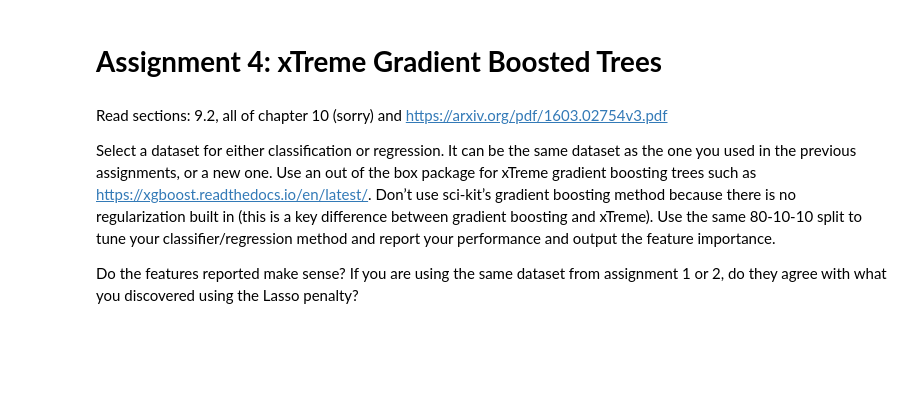
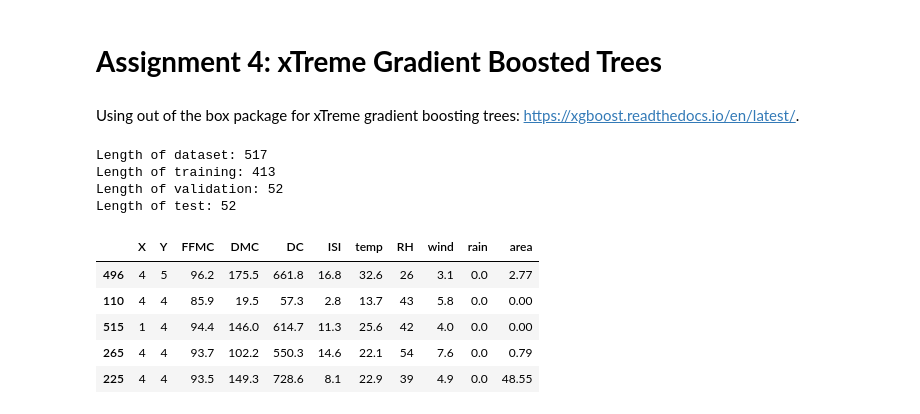
Before and after one commit to nsubbaian/FrequentistML, a Jupyter notebook: Project4/FML_Assignment4.ipynb, the cells around one changed output. Saved outputs shown, nothing was run; the diff lists cells and outputs as text; code cells hidden in the pictures; blank space fills up the shorter version.

```diff
--- a/Project4/FML_Assignment4.ipynb
+++ b/Project4/FML_Assignment4.ipynb
@@ -2,9 +2,40 @@
 <a href="https://colab.research.google.com/github/nsubbaian/FrequentistML/blob/master/Project4/FML_Assignment4.ipynb" target="_parent"><img src="https://colab.research.google.com/assets/colab-badge.svg" alt="Open In Colab"/></a>
 # %% [markdown]
 # **Assignment 4: xTreme Gradient Boosted Trees**
-# %% [markdown]
-Read sections: 9.2, all of chapter 10 (sorry) and https://arxiv.org/pdf/1603.02754v3.pdf
-
-Select a dataset for either classification or regression. It can be the same dataset as the one you used in the previous assignments, or a new one. Use an out of the box package for xTreme gradient boosting trees such as https://xgboost.readthedocs.io/en/latest/. Don’t use sci-kit’s gradient boosting method because there is no regularization built in (this is a key difference between gradient boosting and xTreme). Use the same 80-10-10 split to tune your classifier/regression method and report your performance and output the feature importance.
-
-Do the features reported make sense? If you are using the same dataset from assignment 1 or 2, do they agree with what you discovered using the Lasso penalty?
+# %% [markdown]
+Using out of the box package for xTreme gradient boosting trees: https://xgboost.readthedocs.io/en/latest/.
+# %%
+import pandas as pd
+import numpy as np
+import matplotlib.pyplot as plt
+import xgboost as xgb
+SEED = 42
+
+# Selected Dataset: http://archive.ics.uci.edu/ml/datasets/Forest+Fires
+# Dataset Description: https://archive.ics.uci.edu/ml/machine-learning-databases/forest-fires/forestfires.names
+# Chosen so it's good for regression (with numerical, not categorical features, and the target is a continuous number)
+
+dataset = pd.read_csv('https://archive.ics.uci.edu/ml/machine-learning-databases/forest-fires/forestfires.csv')
+
+# removed categorical feautures
+dataset = dataset.drop(columns = {'month', 'day'})
+
+# Shuffle and then split training data into 80% train, 10% validation and 10% test
+training, validation, test = np.split(dataset.sample(frac=1), [int(.8*len(dataset)), int(.9*len(dataset))])
+print("Length of dataset:", len(dataset))
+print( "Length of training:", len(training))
+print("Length of validation:", len(validation))
+print("Length of test:", len(test))
+
+training.head()
+# %% [output]
+Length of dataset: 517
+Length of training: 413
+Length of validation: 52
+Length of test: 52
+|  | X | Y | FFMC | DMC | DC | ISI | temp | RH | wind | rain | area |
+| 496 | 4 | 5 | 96.2 | 175.5 | 661.8 | 16.8 | 32.6 | 26 | 3.1 | 0.0 | 2.77 |
+| 110 | 4 | 4 | 85.9 | 19.5 | 57.3 | 2.8 | 13.7 | 43 | 5.8 | 0.0 | 0.00 |
+| 515 | 1 | 4 | 94.4 | 146.0 | 614.7 | 11.3 | 25.6 | 42 | 4.0 | 0.0 | 0.00 |
+| 265 | 4 | 4 | 93.7 | 102.2 | 550.3 | 14.6 | 22.1 | 54 | 7.6 | 0.0 | 0.79 |
+| 225 | 4 | 4 | 93.5 | 149.3 | 728.6 | 8.1 | 22.9 | 39 | 4.9 | 0.0 | 48.55 |
```
Also changed, not shown: parts of 4 cells of this notebook.
